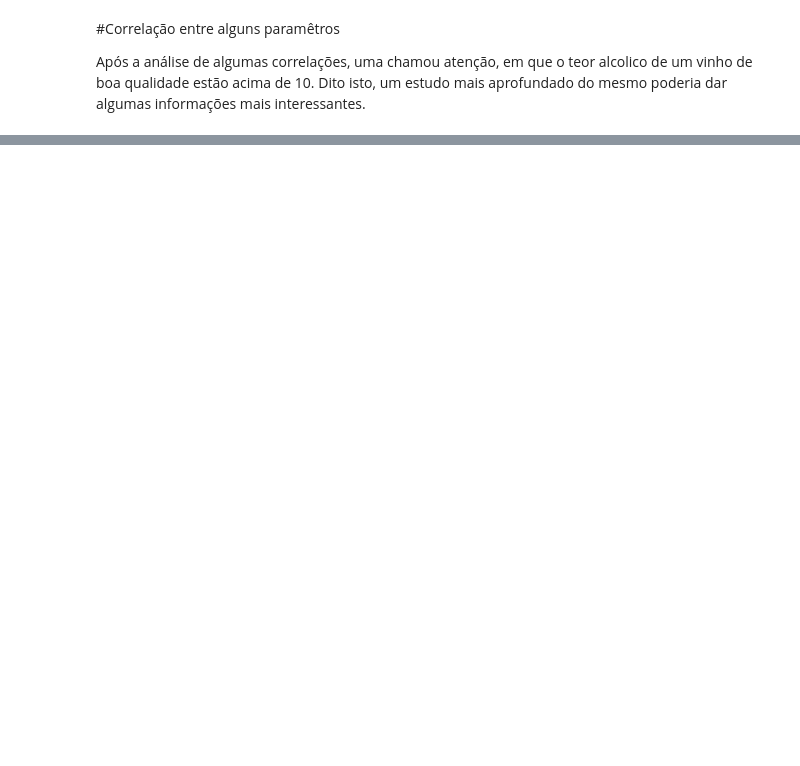
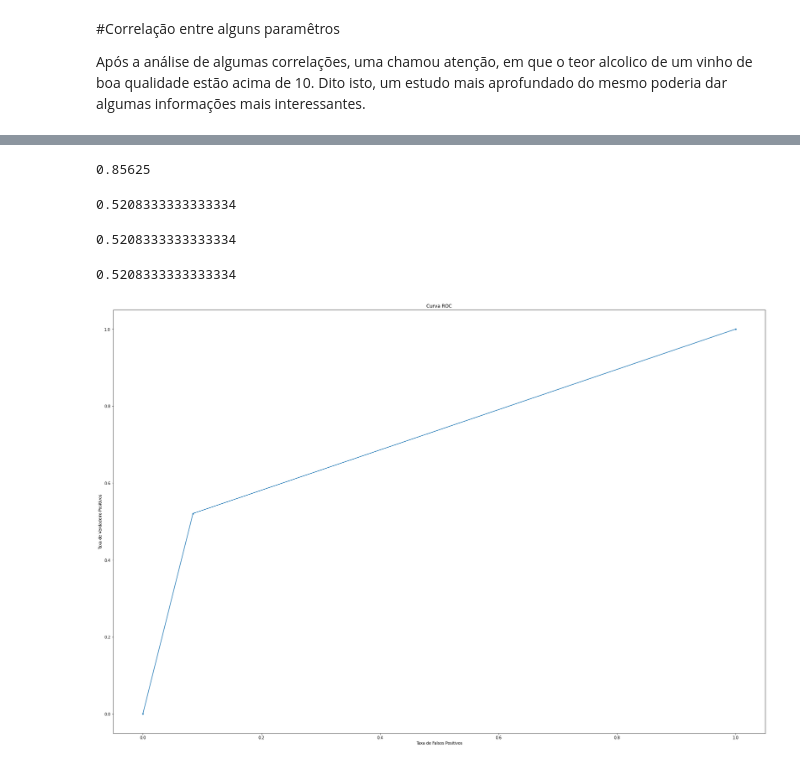
Before and after one commit to alexfferro/Curso_ML, a Jupyter notebook: Qualidade_de_vinhos.ipynb, the cells around one changed output, grey strips where cells are left out. Cells and saved outputs as stored; diff of their text form; code cells hidden in the pictures; blank space fills up the shorter version.

```diff
--- a/Qualidade_de_vinhos.ipynb
+++ b/Qualidade_de_vinhos.ipynb
@@ -103,0 +307,4 @@ dados.alcohol.mean()
+# %%
+arvore = DecisionTreeClassifier()
+# %%
+arvore.fit(x_train,Y_train)
@@ -103,0 +318,3 @@ dados.alcohol.mean()
+# %%
+Class = arvore.predict(x_test)
+Class
@@ -103,0 +337,30 @@ dados.alcohol.mean()
+# %%
+Acuracia = accuracy_score(Y_test,Class)
+Acuracia
+# %% [output]
+0.85625
+# %%
+Precisao = precision_score(Y_test,Class)
+Precisao
+# %% [output]
+0.5208333333333334
+# %%
+Recall = recall_score(Y_test,Class)
+Recall
+# %% [output]
+0.5208333333333334
+# %%
+F1 = f1_score(Y_test, Class)
+F1
+# %% [output]
+0.5208333333333334
+# %%
+fpr, tpr, _ = roc_curve(Y_test,Class)
+# %%
+plt.plot(fpr,tpr,marker='.')
+plt.title('Curva ROC')
+plt.xlabel('Taxa de Falsos Positivos')
+plt.ylabel('Taxa de Verdadeiro Positivos')
+plt.show()
+# %% [output]
+[figure, added]
```
Also changed, not shown: parts of 45 cells of this notebook.
